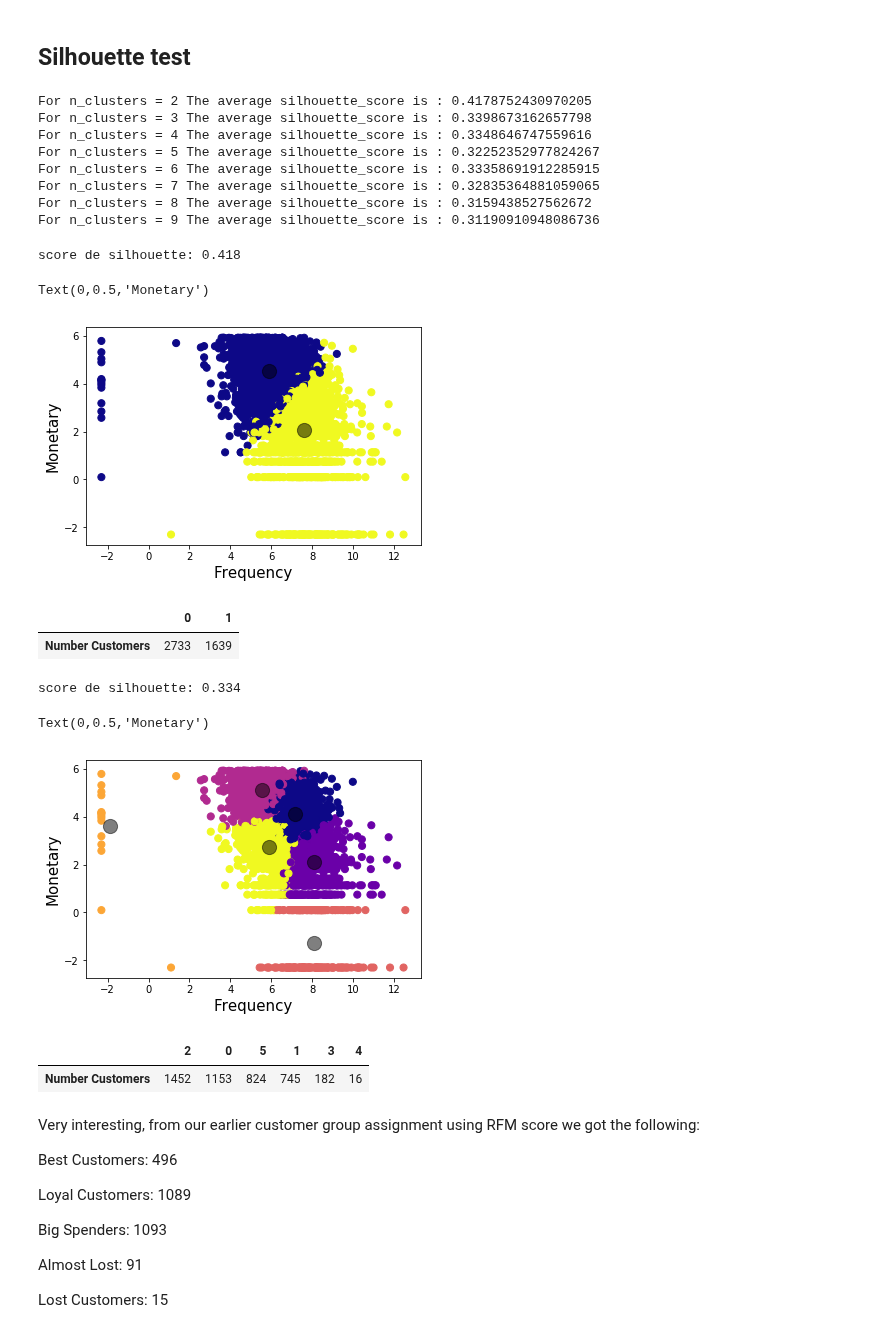
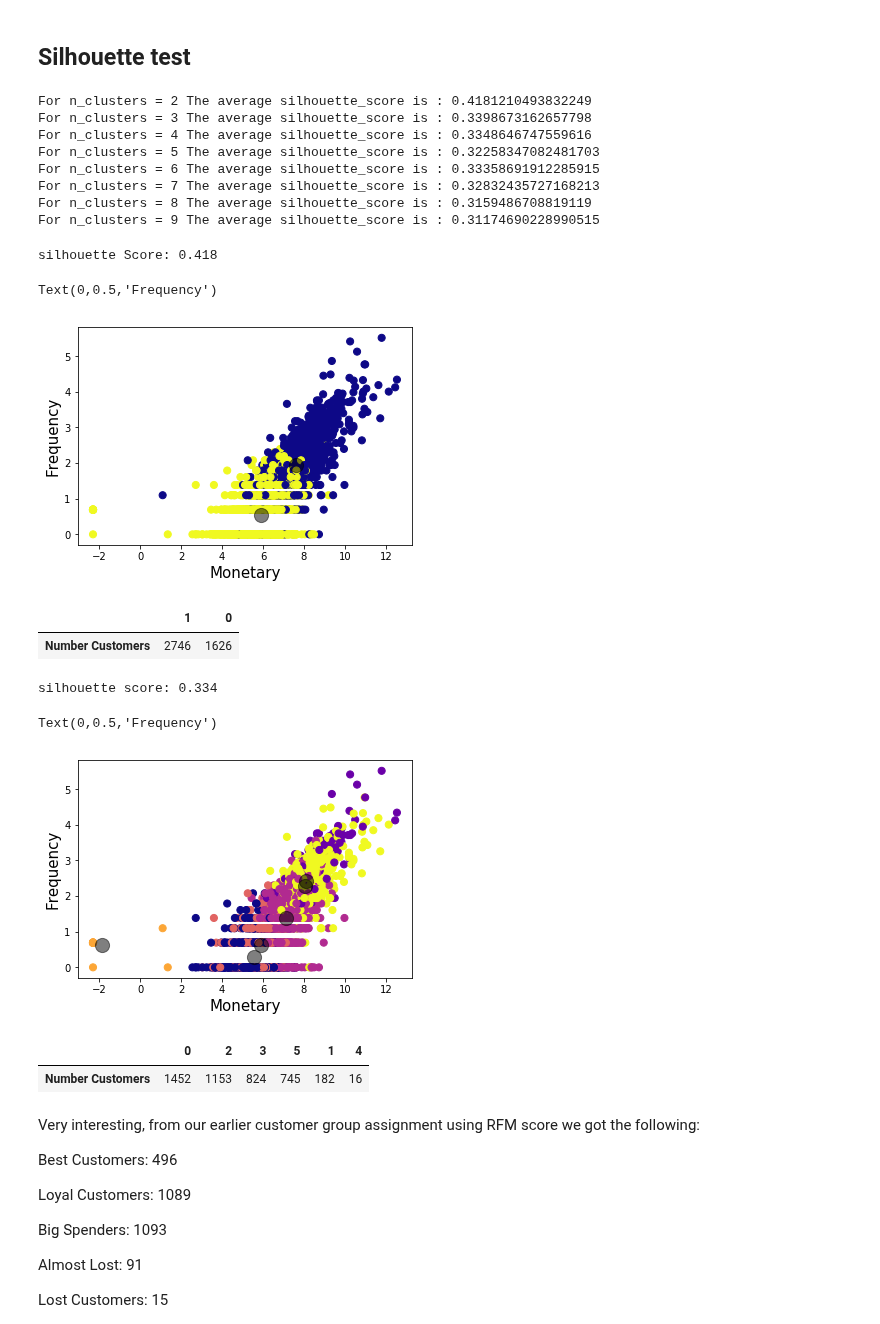
Before and after one commit to stmillett/MSDS7331_NorthCarolinaDataset, a Jupyter notebook: Lab3/Data Mining Lab3-2.ipynb, the cells around one changed output. Saved outputs shown, nothing was run; the diff lists cells and outputs as text; code cells hidden in the pictures.

```diff
--- a/Lab3/Data Mining Lab3-2.ipynb
+++ b/Lab3/Data Mining Lab3-2.ipynb
@@ -842,7 +838,7 @@ array([[<matplotlib.axes._subplots.AxesSubplot object at 0x...>,
 #Here we had a slight problem with NAN values. We replaced NAN with Mean.
 
 rfm_r_log = np.log(rfm_data['Recency']+0.1) #log(0) is undefined
-rfm_f_log = np.log(rfm_data['Frequency'])
+rfm_f_log = np.log(rfm_data['Frequency']+0.1)
 rfm_m_log = np.log(rfm_data['Monetary']+0.1)
 # %%
 log_data = pd.DataFrame({'Monetary': rfm_m_log, 'Recency': rfm_r_log, 'Frequency': rfm_f_log})
@@ -919,65 +915,65 @@ for n_clusters in range(2,10):
     silhouette_avg = silhouette_score(matrix, clusters)
     print("For n_clusters =", n_clusters, "The average silhouette_score is :", silhouette_avg)
 # %% [output]
-For n_clusters = 2 The average silhouette_score is : 0.4178752430970205
+For n_clusters = 2 The average silhouette_score is : 0.4181210493832249
 For n_clusters = 3 The average silhouette_score is : 0.3398673162657798
 For n_clusters = 4 The average silhouette_score is : 0.3348646747559616
-For n_clusters = 5 The average silhouette_score is : 0.32252352977824267
+For n_clusters = 5 The average silhouette_score is : 0.32258347082481703
 For n_clusters = 6 The average silhouette_score is : 0.33358691912285915
-For n_clusters = 7 The average silhouette_score is : 0.32835364881059065
-For n_clusters = 8 The average silhouette_score is : 0.3159438527562672
-For n_clusters = 9 The average silhouette_score is : 0.31190910948086736
+For n_clusters = 7 The average silhouette_score is : 0.32832435727168213
+For n_clusters = 8 The average silhouette_score is : 0.3159486708819119
+For n_clusters = 9 The average silhouette_score is : 0.31174690228990515
 # %%
 n_clusters = 2  # we will use this initially to visualize low value and high value customers
 kmeans = KMeans(init='k-means++', n_clusters = n_clusters, n_init=30)
 kmeans.fit(matrix)
 clusters_customers = kmeans.predict(matrix)
 silhouette_avg = silhouette_score(matrix, clusters_customers)
-print('score de silhouette: {:<.3f}'.format(silhouette_avg))
+print('silhouette Score: {:<.3f}'.format(silhouette_avg))
 # %% [output]
-score de silhouette: 0.418
+silhouette Score: 0.418
 # %%
 #create a scatter plot identifying high value and low value customers.
-plt.scatter(matrix[:, 0], matrix[:, 1], c=clusters_customers, s=50, cmap='plasma')
+plt.scatter(matrix[:, 0], matrix[:, 2], c=clusters_customers, s=50, cmap='plasma')
 #select cluster centers
 centers = kmeans.cluster_centers_
-plt.scatter(centers[:, 0], centers[:, 1], c='black', s=200, alpha=0.5)
-plt.xlabel('Frequency', fontsize=15)
-plt.ylabel('Monetary', fontsize=15)
+plt.scatter(centers[:, 0], centers[:, 2], c='black', s=200, alpha=0.5)
+plt.xlabel('Monetary', fontsize=15)
+plt.ylabel('Frequency', fontsize=15)
 # %% [output]
-Text(0,0.5,'Monetary')
+Text(0,0.5,'Frequency')
-[figure, old version]
+[figure, new version]
 # %%
 # What's the number of customers in each cluster?
 pd.DataFrame(pd.Series(clusters_customers).value_counts(), columns = ['Number Customers']).T
 # %% [output]
-|  | 0 | 1 |
-| Number Customers | 2733 | 1639 |
+|  | 1 | 0 |
+| Number Customers | 2746 | 1626 |
 # %%
 n_clusters = 6  # 6 Clusters for potentially the 6 customer groups we've assigned earlier.
 kmeans = KMeans(init='k-means++', n_clusters = n_clusters, n_init=30)
 kmeans.fit(matrix)
 clusters_customers = kmeans.predict(matrix)
 silhouette_avg = silhouette_score(matrix, clusters_customers)
-print('score de silhouette: {:<.3f}'.format(silhouette_avg))
+print('silhouette score: {:<.3f}'.format(silhouette_avg))
 # %% [output]
-score de silhouette: 0.334
+silhouette score: 0.334
 # %%
 #create a scatter plot identifying customers in increasing value.
-plt.scatter(matrix[:, 0], matrix[:, 1], c=clusters_customers, s=50, cmap='plasma')
+plt.scatter(matrix[:, 0], matrix[:, 2], c=clusters_customers, s=50, cmap='plasma')
 #select cluster centers
 centers = kmeans.cluster_centers_
-plt.scatter(centers[:, 0], centers[:, 1], c='black', s=200, alpha=0.5)
-plt.xlabel('Frequency', fontsize=15)
-plt.ylabel('Monetary', fontsize=15)
+plt.scatter(centers[:, 0], centers[:, 2], c='black', s=200, alpha=0.5)
+plt.xlabel('Monetary', fontsize=15)
+plt.ylabel('Frequency', fontsize=15)
 # %% [output]
-Text(0,0.5,'Monetary')
+Text(0,0.5,'Frequency')
-[figure, old version]
+[figure, new version]
 # %%
 # What's the number of customers in each cluster?
 pd.DataFrame(pd.Series(clusters_customers).value_counts(), columns = ['Number Customers']).T
 # %% [output]
-|  | 2 | 0 | 5 | 1 | 3 | 4 |
+|  | 0 | 2 | 3 | 5 | 1 | 4 |
 | Number Customers | 1452 | 1153 | 824 | 745 | 182 | 16 |
 # %% [markdown]
 Very interesting, from our earlier customer group assignment using RFM score we got the following:
```
Also changed, not shown: parts of 13 cells of this notebook.
